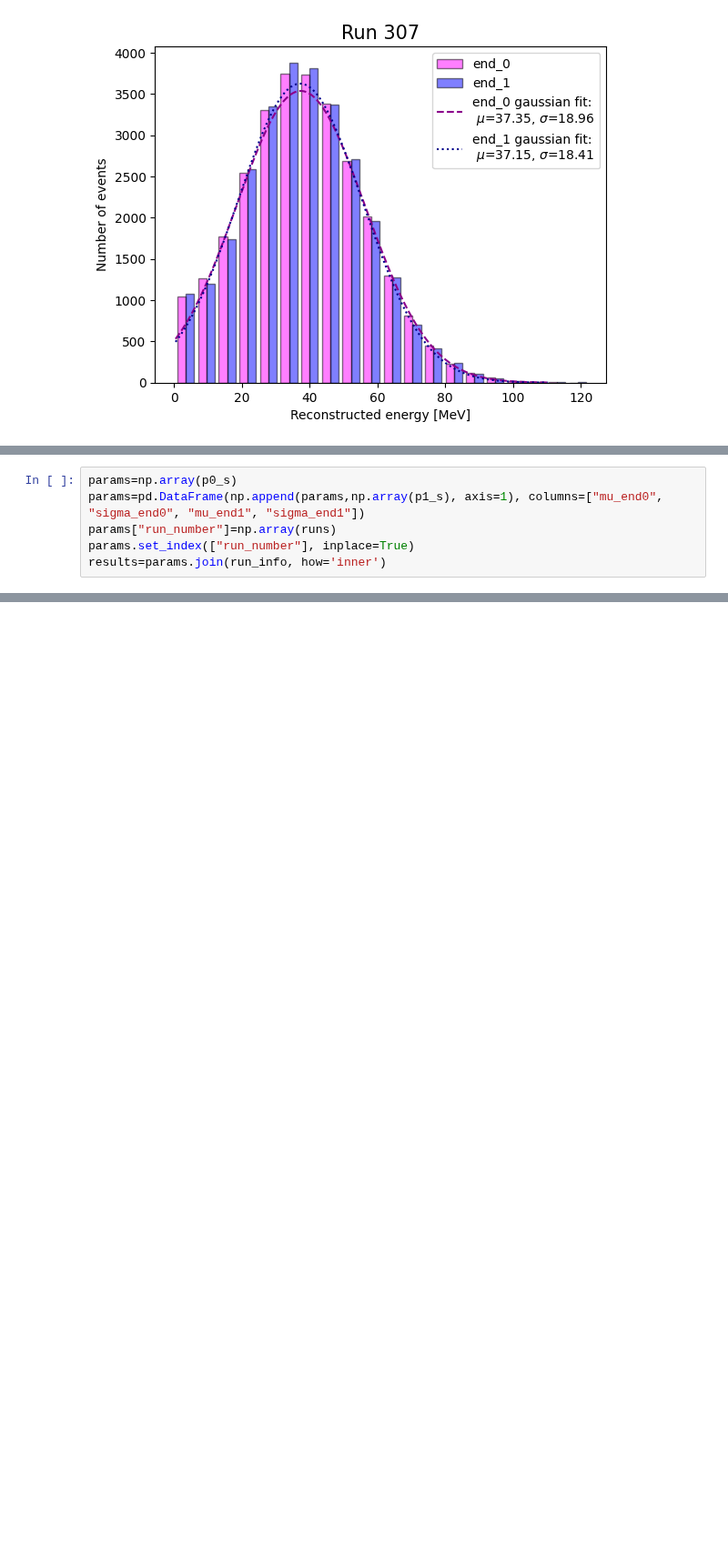
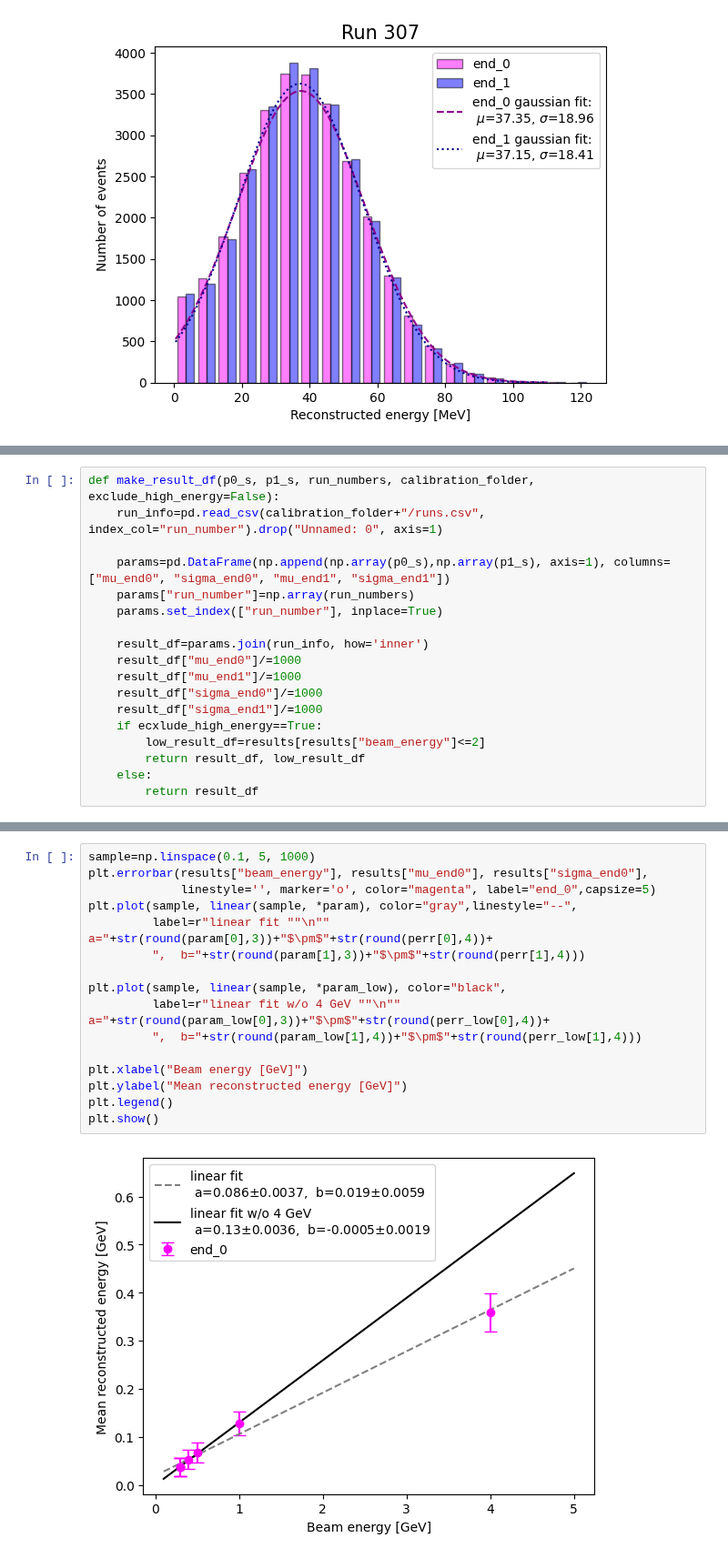
Before and after one commit to gajdangreta/hcalTestBeam, a Jupyter notebook: hcalEnv/notebooks/hcal_energy_resolution.ipynb, the cells around one changed output, grey strips where cells are left out. Shown at 91% size. Cells and saved outputs as stored; diff of their text form; blank space fills up the shorter version.

```diff
--- a/hcalEnv/notebooks/hcal_energy_resolution.ipynb
+++ b/hcalEnv/notebooks/hcal_energy_resolution.ipynb
@@ -164,6 +141,18 @@ run_info
 # %%
-params=np.array(p0_s)
-params=pd.DataFrame(np.append(params,np.array(p1_s), axis=1), columns=["mu_end0", "sigma_end0", "mu_end1", "sigma_end1"])
-params["run_number"]=np.array(runs)
-params.set_index(["run_number"], inplace=True)
-results=params.join(run_info, how='inner')
+def make_result_df(p0_s, p1_s, run_numbers, calibration_folder, exclude_high_energy=False):
+    run_info=pd.read_csv(calibration_folder+"/runs.csv", index_col="run_number").drop("Unnamed: 0", axis=1)
+
+    params=pd.DataFrame(np.append(np.array(p0_s),np.array(p1_s), axis=1), columns=["mu_end0", "sigma_end0", "mu_end1", "sigma_end1"])
+    params["run_number"]=np.array(run_numbers)
+    params.set_index(["run_number"], inplace=True)
+
+    result_df=params.join(run_info, how='inner')
+    result_df["mu_end0"]/=1000
+    result_df["mu_end1"]/=1000
+    result_df["sigma_end0"]/=1000
+    result_df["sigma_end1"]/=1000
+    if ecxlude_high_energy==True:
+        low_result_df=results[results["beam_energy"]<=2]
+        return result_df, low_result_df
+    else:
+        return result_df
@@ -201,0 +191,18 @@ array([0.13078709, 0.06509447])
+# %%
+sample=np.linspace(0.1, 5, 1000)
+plt.errorbar(results["beam_energy"], results["mu_end0"], results["sigma_end0"],
+             linestyle='', marker='o', color="magenta", label="end_0",capsize=5)
+plt.plot(sample, linear(sample, *param), color="gray",linestyle="--",
+         label=r"linear fit ""\n"" a="+str(round(param[0],3))+"$\pm$"+str(round(perr[0],4))+
+         ",  b="+str(round(param[1],3))+"$\pm$"+str(round(perr[1],4)))
+
+plt.plot(sample, linear(sample, *param_low), color="black",
+         label=r"linear fit w/o 4 GeV ""\n"" a="+str(round(param_low[0],3))+"$\pm$"+str(round(perr_low[0],4))+
+         ",  b="+str(round(param_low[1],4))+"$\pm$"+str(round(perr_low[1],4)))
+
+plt.xlabel("Beam energy [GeV]")
+plt.ylabel("Mean reconstructed energy [GeV]")
+plt.legend()
+plt.show()
+# %% [output]
+[figure, added]
```
Also changed, not shown: parts of 12 cells of this notebook.
